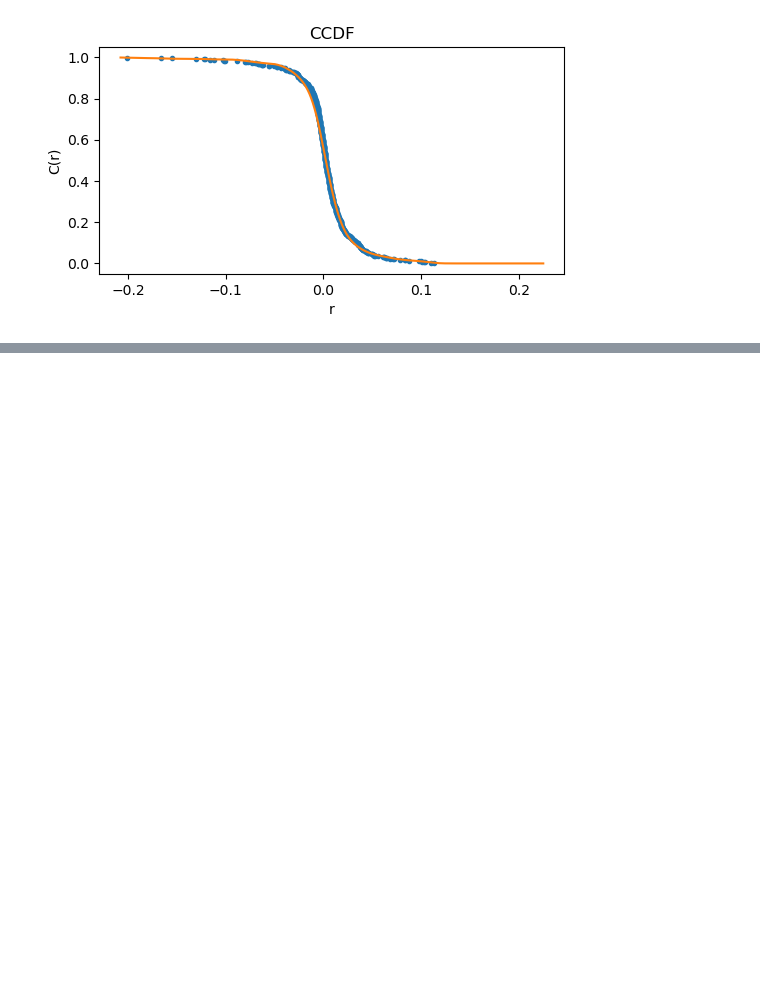
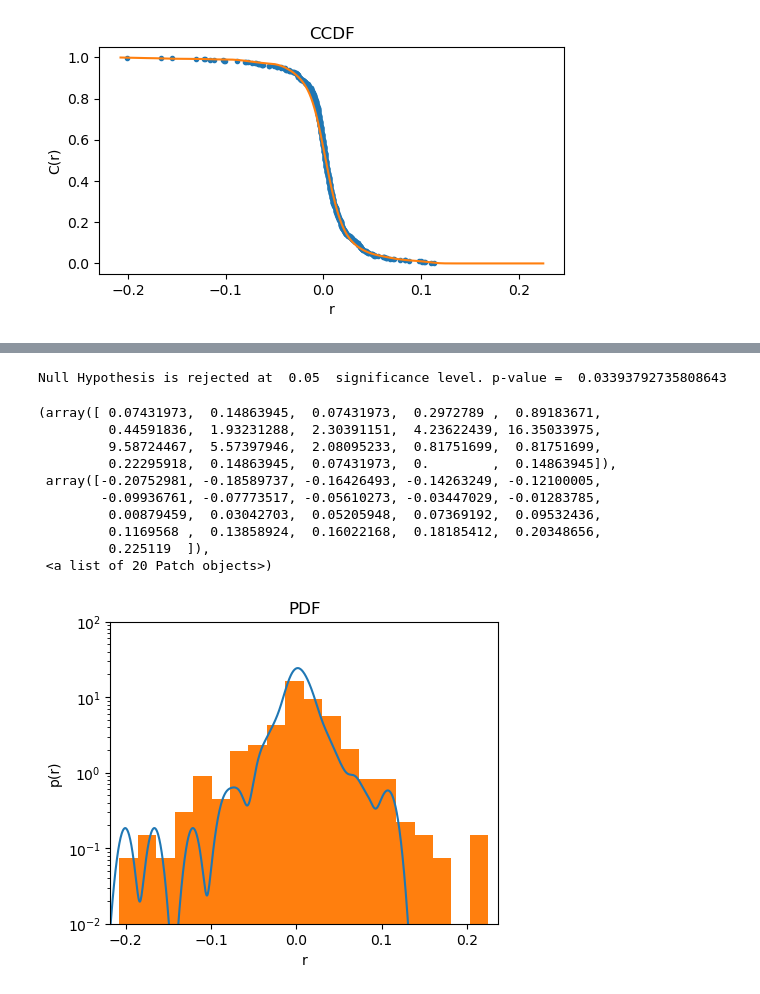
Before and after one commit to Alejandro-Morales/Data-Science-in-Finance, a Jupyter notebook: Kernel_Gaussian.ipynb, the cells around one changed output, grey strips where cells are left out. Drawn from its saved outputs; the diff is of its cells as text; code cells hidden in the pictures; blank space fills up the shorter version.

```diff
--- a/Kernel_Gaussian.ipynb
+++ b/Kernel_Gaussian.ipynb
@@ -157,0 +219,15 @@ Text(0, 0.5, 'C(r)')
+# %%
+# Two-sided Kolmogorov-Smirnov test between empirical data and random numbers generated from the kernel density
+
+alpha = 0.05 # Significance level of the test
+
+s,p = stats.kstest(train_val_array,kernel_random_numbers)
+# s = max CDF difference
+# p = p-value
+
+if p >= alpha:
+    print("Null Hypothesis cannot be rejected at ",alpha," significance level. p-value = ",p)
+else:
+    print("Null Hypothesis is rejected at ",alpha," significance level. p-value = ",p)
+# %% [output]
+Null Hypothesis is rejected at  0.05  significance level. p-value =  0.03393792735808643
@@ -157,0 +236,26 @@ Text(0, 0.5, 'C(r)')
+# %%
+plot5 = plt.figure(5,figsize=(5,4), dpi=100)
+plt.title('PDF')
+x = np.linspace(min(r)*1.05,max(r)*1.05,1000)
+y = sumGaussian(x, train_set, h_opt) #values of kernel density for optimal bandwidth(S.D)
+plt.plot(x,y)
+plt.yscale('log')
+plt.xlim([min(x),max(x)]) #Si no restringes limites no se ve bien
+plt.ylim([1e-2,100])
+plt.xlabel('r')
+plt.ylabel('p(r)')
+# Combine train set and validation set. Notice that we are just plotting the histogram, not reating it as always
+train_val = np.concatenate((test_set,val_set), axis=0);
+plt.hist(train_val,bins =20,density=True,stacked=True) #Ploting histogram
+# %% [output]
+(array([ 0.07431973,  0.14863945,  0.07431973,  0.2972789 ,  0.89183671,
+         0.44591836,  1.93231288,  2.30391151,  4.23622439, 16.35033975,
+         9.58724467,  5.57397946,  2.08095233,  0.81751699,  0.81751699,
+         0.22295918,  0.14863945,  0.07431973,  0.        ,  0.14863945]),
+ array([-0.20752981, -0.18589737, -0.16426493, -0.14263249, -0.12100005,
+        -0.09936761, -0.07773517, -0.05610273, -0.03447029, -0.01283785,
+         0.00879459,  0.03042703,  0.05205948,  0.07369192,  0.09532436,
+         0.1169568 ,  0.13858924,  0.16022168,  0.18185412,  0.20348656,
+         0.225119  ]),
+ <a list of 20 Patch objects>)
+[figure, added]
```
Also changed, not shown: parts of 11 cells of this notebook.
